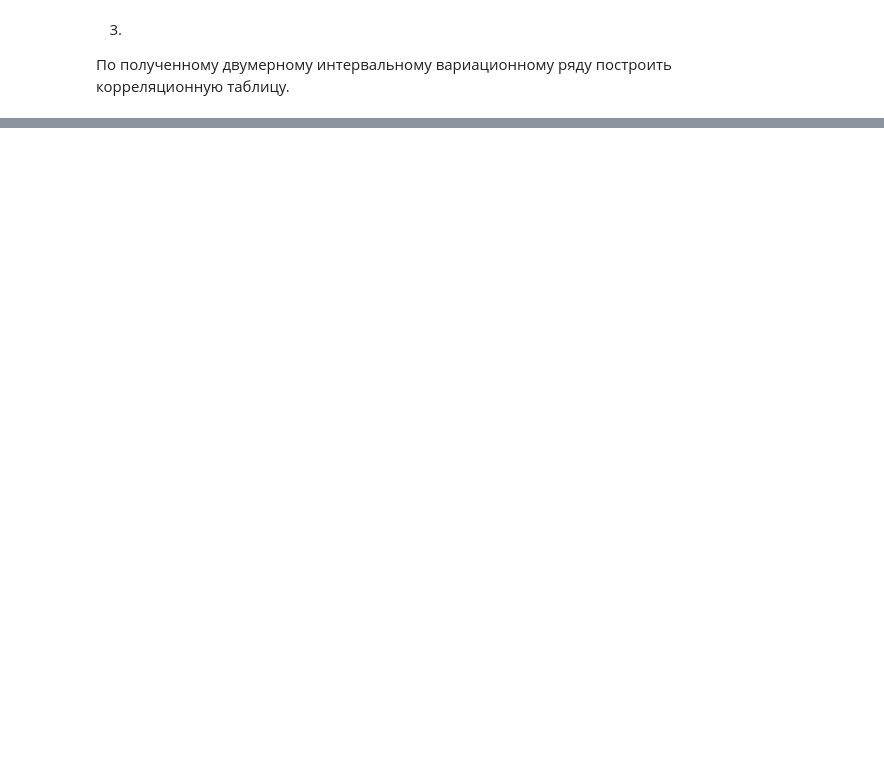
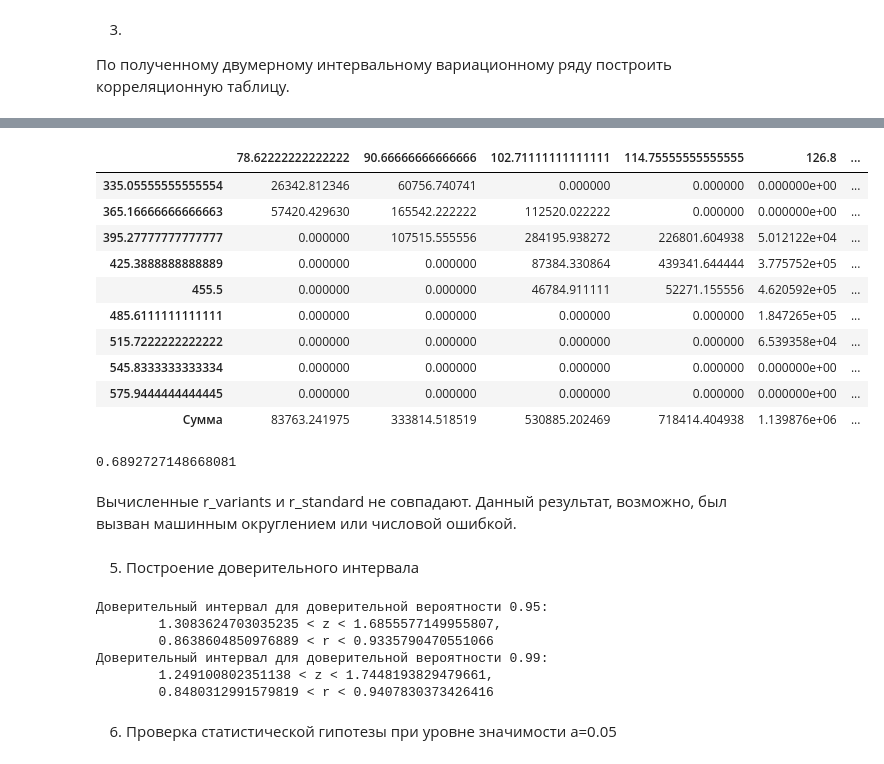
Before and after one commit to the-mvi/smedh-2024, a Jupyter notebook: 0383_Zhelnin_MY_Rudakova_YV_Sergevnin_DV/task4.ipynb, the cells around one changed output, grey strips where cells are left out. Saved outputs shown, nothing was run; the diff lists cells and outputs as text; code cells hidden in the pictures; blank space fills up the shorter version.

```diff
--- a/0383_Zhelnin_MY_Rudakova_YV_Sergevnin_DV/task4.ipynb
+++ b/0383_Zhelnin_MY_Rudakova_YV_Sergevnin_DV/task4.ipynb
@@ -538,0 +497,67 @@ print(sum([(freq[i]**2) / freq_theor[i] for i in range(len(freq))]) - sum(freq))
+# %%
+def space_middle(space):
+    return (space[1] - space[0]) / 2 + space[0]
+
+middles_x = list(map(space_middle, interval_nu_series['Границы интервалов']))
+middles_y = list(map(space_middle, interval_e_series['Границы интервалов']))
+cor4 = cor2.copy()
+
+for i in range(len(v_x)):
+    cor4.iloc[i,:-1] *= middles_x[i]
+
+for i in range(len(v_y)):
+    cor4.iloc[:-1,i] *= middles_y[i]
+
+cor4.iloc[:,-1] = cor4.iloc[:,:-1].sum(axis=1)
+cor4.iloc[-1,:] = cor4.iloc[:-1,:].sum(axis=0)
+# %%
+cor4.index = pd.Index([*middles_x, "Сумма"])
+cor4.columns = pd.Index([*middles_y, "Сумма"])
+# %%
+cor4
+# %% [output]
+|  | 78.62222222222222 | 90.66666666666666 | 102.71111111111111 | 114.75555555555555 | 126.8 | ... |
+| 335.05555555555554 | 26342.812346 | 60756.740741 | 0.000000 | 0.000000 | 0.000000e+00 | ... |
+| 365.16666666666663 | 57420.429630 | 165542.222222 | 112520.022222 | 0.000000 | 0.000000e+00 | ... |
+| 395.27777777777777 | 0.000000 | 107515.555556 | 284195.938272 | 226801.604938 | 5.012122e+04 | ... |
+| 425.3888888888889 | 0.000000 | 0.000000 | 87384.330864 | 439341.644444 | 3.775752e+05 | ... |
+| 455.5 | 0.000000 | 0.000000 | 46784.911111 | 52271.155556 | 4.620592e+05 | ... |
+| 485.6111111111111 | 0.000000 | 0.000000 | 0.000000 | 0.000000 | 1.847265e+05 | ... |
+| 515.7222222222222 | 0.000000 | 0.000000 | 0.000000 | 0.000000 | 6.539358e+04 | ... |
+| 545.8333333333334 | 0.000000 | 0.000000 | 0.000000 | 0.000000 | 0.000000e+00 | ... |
+| 575.9444444444445 | 0.000000 | 0.000000 | 0.000000 | 0.000000 | 0.000000e+00 | ... |
+| Сумма | 83763.241975 | 333814.518519 | 530885.202469 | 718414.404938 | 1.139876e+06 | ... |
+# %%
+_sum = cor4["Сумма"]["Сумма"]
+r_standard = (_sum - _N * x_v2_nu * x_v2_e) / (_N * math.sqrt(sigma2_nu) * math.sqrt(sigma2_e))
+r_standard
+# %% [output]
+0.6892727148668081
+# %% [markdown]
+Вычисленные r_variants и r_standard не совпадают. Данный результат, возможно, был вызван машинным округлением или числовой ошибкой.
+# %% [markdown]
+5. Построение доверительного интервала
+# %%
+from scipy.stats import norm
+
+
+def trust_interval(g):
+    q = 1 - g
+    l = norm.ppf(1 - q/2)
+    z = 0.5 * np.log((1 + r_variants) / (1 - r_variants))
+    sigma_z = 1 / np.sqrt(N - 3)
+    z_space = [z - l * sigma_z, z + l * sigma_z]
+    r_space = np.tanh(z_space)
+    print("Доверительный интервал для доверительной вероятности {}: \n\t{} < z < {}, \n\t{} < r < {}".format(g, *z_space, *r_space))
+
+trust_interval(0.95)
+trust_interval(0.99)
+# %% [output]
+Доверительный интервал для доверительной вероятности 0.95:
+        1.3083624703035235 < z < 1.6855577149955807,
+        0.8638604850976889 < r < 0.9335790470551066
+Доверительный интервал для доверительной вероятности 0.99:
+        1.249100802351138 < z < 1.7448193829479661,
+        0.8480312991579819 < r < 0.9407830373426416
+# %% [markdown]
+6. Проверка статистической гипотезы при уровне значимости a=0.05
```
Also changed, not shown: parts of 71 cells of this notebook.
